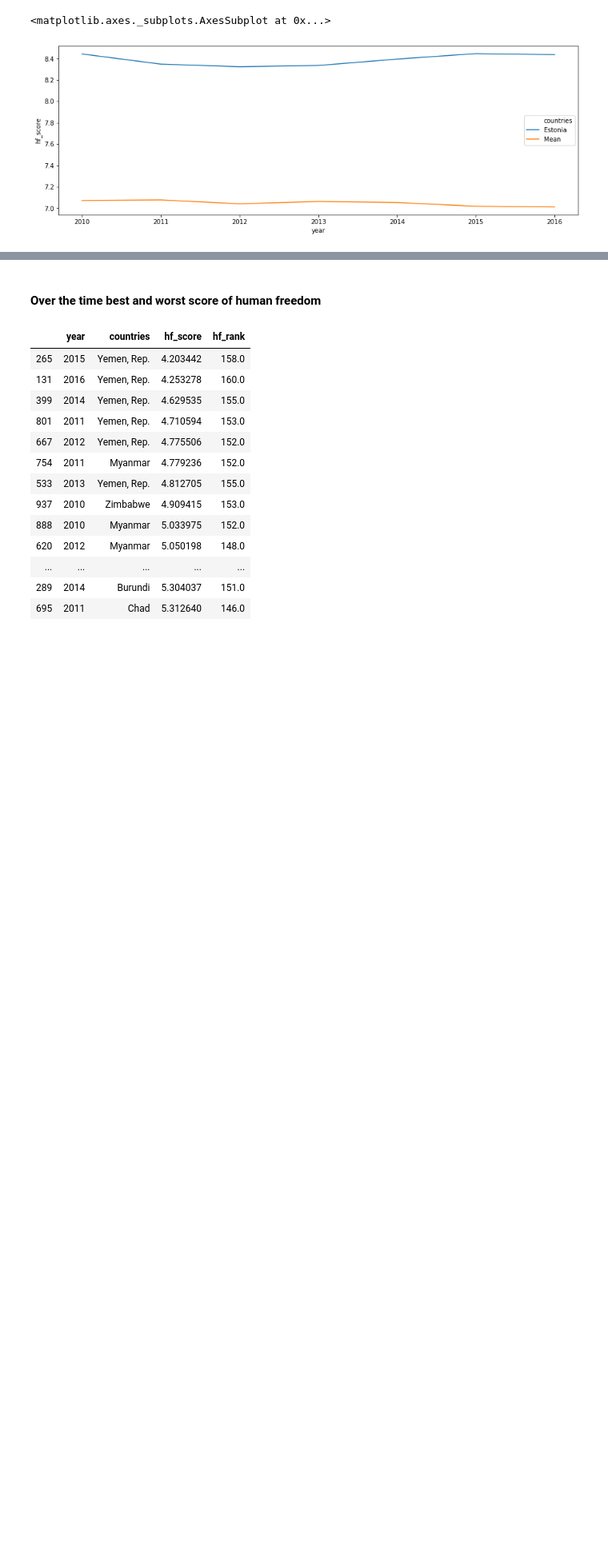
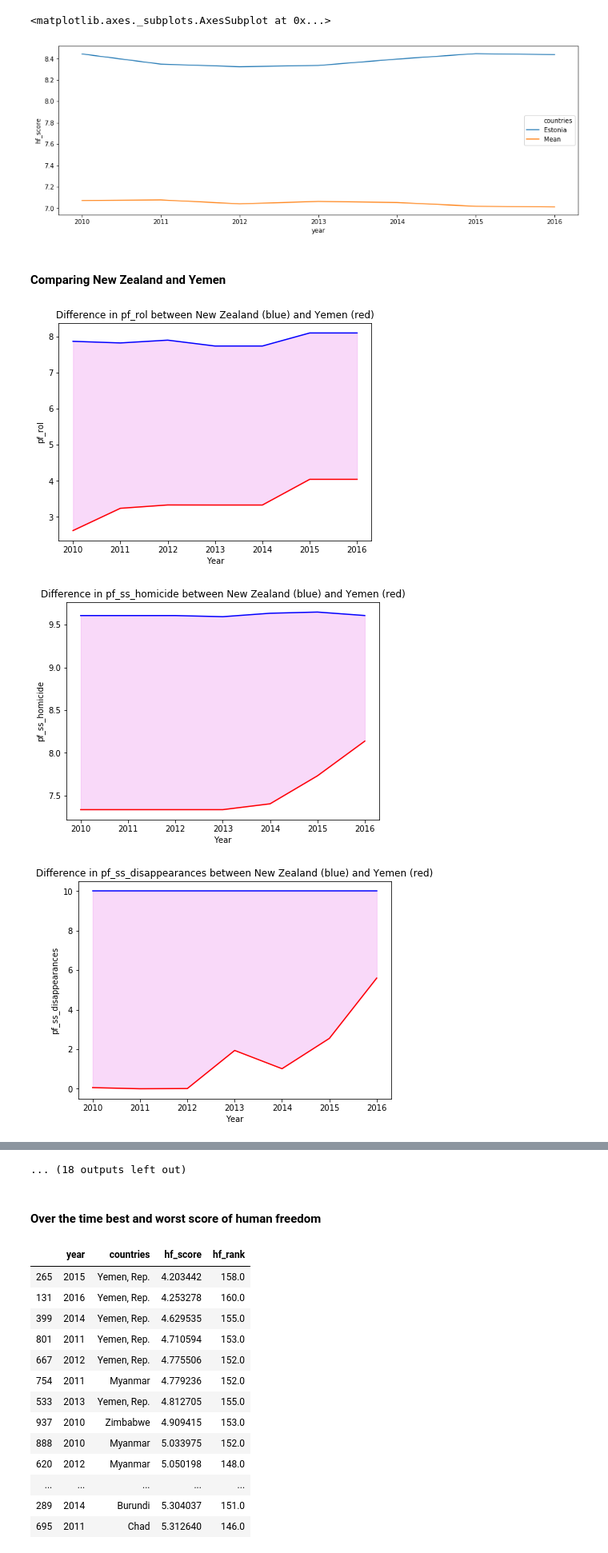
Before and after one commit to allikkil/DataSc-project, a Jupyter notebook: Project W4 Kaggle-Human Freedom.ipynb, the cells around one changed output, grey strips where cells are left out. Shown at 80% size. Drawn from its saved outputs; the diff is of its cells as text; code cells hidden in the pictures; blank space fills up the shorter version.

Commit message:
Added comparison plots between New Zealand and Yemen

```diff
--- a/Project W4 Kaggle-Human Freedom.ipynb
+++ b/Project W4 Kaggle-Human Freedom.ipynb
@@ -436,3 +436,33 @@ sns.lineplot(x = 'year', y = 'hf_score', data = data_est, hue = "countries")
 # %% [output]
 <matplotlib.axes._subplots.AxesSubplot at 0x...>
 [figure]
+# %% [markdown]
+#### Comparing New Zealand and Yemen
+# %%
+df_Zeal = merged_data.loc[merged_data['countries'] == 'New Zealand']
+df_Yem = merged_data.loc[merged_data['countries'] == 'Yemen, Rep.']
+indicators = df_Zeal.columns.tolist()
+indicators = indicators[3:] # leaving out unnecessary columns
+indicators = indicators[:-2]
+indicators.remove('pf_religion')
+indicators.remove('ef_trade_black')
+indicators.remove('ef_trade_movement_capital')
+indicators.remove('ef_government_tax')
+indicators.remove('ef_government_tax_income')
+indicators.remove('pf_identity_sex')
+df_comparison = pd.concat([df_Zeal, df_Yem])
+
+for i in indicators:
+    fig, ax = plt.subplots(figsize=(7,5))
+    yem = df_Yem[i].tolist()
+    zeal = df_Zeal[i].tolist()
+    plt.plot(years, yem, color = 'red', label = "Yemen")
+    plt.plot(years, zeal, color = 'blue')
+    plt.xlabel('Year')
+    plt.ylabel(i)
+    plt.title("Difference in " + str(i) + " between New Zealand (blue) and Yemen (red)")
+    plt.fill_between(years, yem, zeal, color='violet', alpha='0.3')
+# %% [output]
+[figure, added]
+[figure, added]
+[figure, added]
@@ -439,3 +478,4 @@ sns.lineplot(x = 'year', y = 'hf_score', data = data_est, hue = "countries")
+... (18 outputs left out)
 # %% [markdown]
 #### Over the time best and worst score of human freedom
 # %%
```
Also changed, not shown: parts of 4 cells of this notebook.
